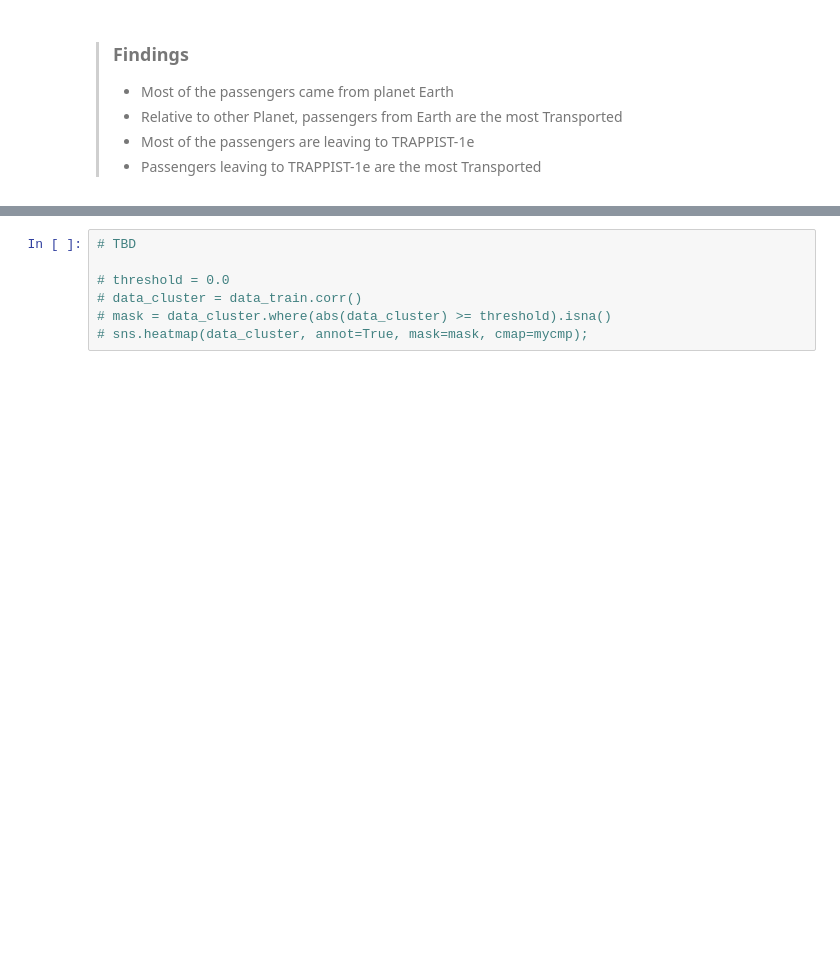
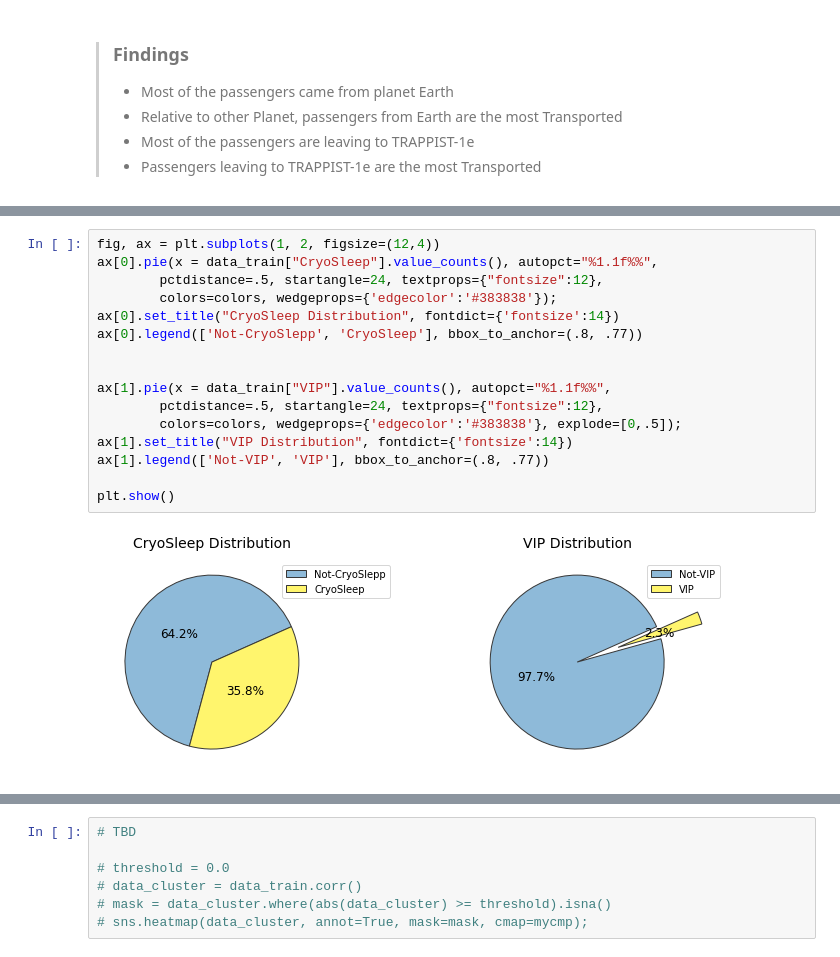
Before and after one commit to junedism/ams-classifier, a Jupyter notebook: spaceship-titanic-exploratory-data-analysis.ipynb, the cells around one changed output, grey strips where cells are left out. Drawn from its saved outputs; the diff is of its cells as text; blank space fills up the shorter version.

```diff
--- a/spaceship-titanic-exploratory-data-analysis.ipynb
+++ b/spaceship-titanic-exploratory-data-analysis.ipynb
@@ -295,0 +318,18 @@ plt.show();
+# %%
+fig, ax = plt.subplots(1, 2, figsize=(12,4))
+ax[0].pie(x = data_train["CryoSleep"].value_counts(), autopct="%1.1f%%",
+        pctdistance=.5, startangle=24, textprops={"fontsize":12},
+        colors=colors, wedgeprops={'edgecolor':'#383838'});
+ax[0].set_title("CryoSleep Distribution", fontdict={'fontsize':14})
+ax[0].legend(['Not-CryoSlepp', 'CryoSleep'], bbox_to_anchor=(.8, .77))
+
+
+ax[1].pie(x = data_train["VIP"].value_counts(), autopct="%1.1f%%",
+        pctdistance=.5, startangle=24, textprops={"fontsize":12},
+        colors=colors, wedgeprops={'edgecolor':'#383838'}, explode=[0,.5]);
+ax[1].set_title("VIP Distribution", fontdict={'fontsize':14})
+ax[1].legend(['Not-VIP', 'VIP'], bbox_to_anchor=(.8, .77))
+
+plt.show()
+# %% [output]
+[figure, added]
```
Also changed, not shown: parts of 16 cells of this notebook.
